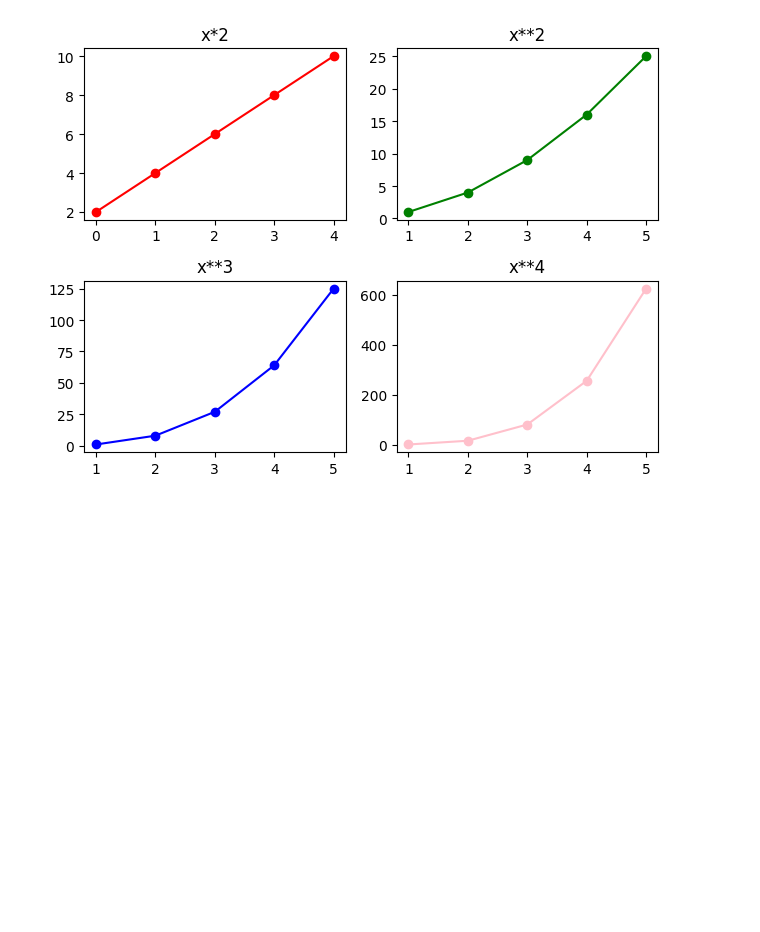
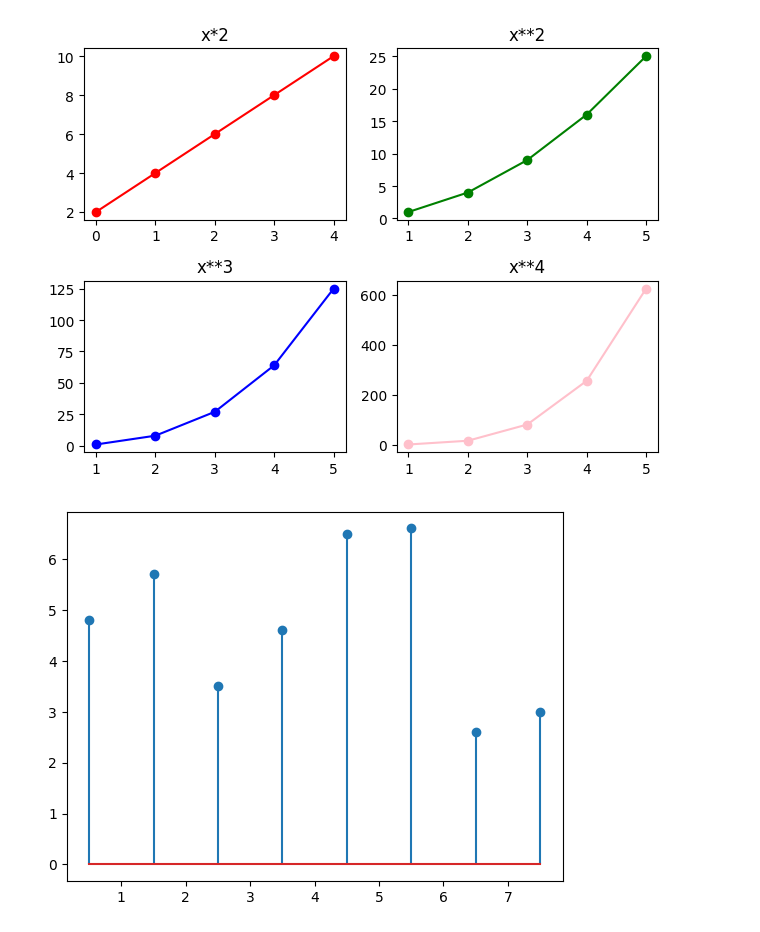
Before and after one commit to Juwel-771/Data-Road-Track, a Jupyter notebook: 03. Python Libraries/matplt.ipynb, the cells around one changed output. Drawn from its saved outputs; the diff is of its cells as text; code cells hidden in the pictures; blank space fills up the shorter version.

```diff
--- a/03. Python Libraries/matplt.ipynb
+++ b/03. Python Libraries/matplt.ipynb
@@ -149,3 +149,14 @@ plt.tight_layout()
 plt.show()
 # %% [output]
 [figure]
+# %%
+x = 0.5 + np.arange(8)
+y = [4.8, 5.7, 3.5, 4.6, 6.5, 6.6, 2.6, 3.0]
+
+fig, axis = plt.subplots()
+
+axis.stem(x,y)
+
+plt.show()
+# %% [output]
+[figure, added]
```
Also changed, not shown: parts of 1 cell of this notebook, 1 other file.
